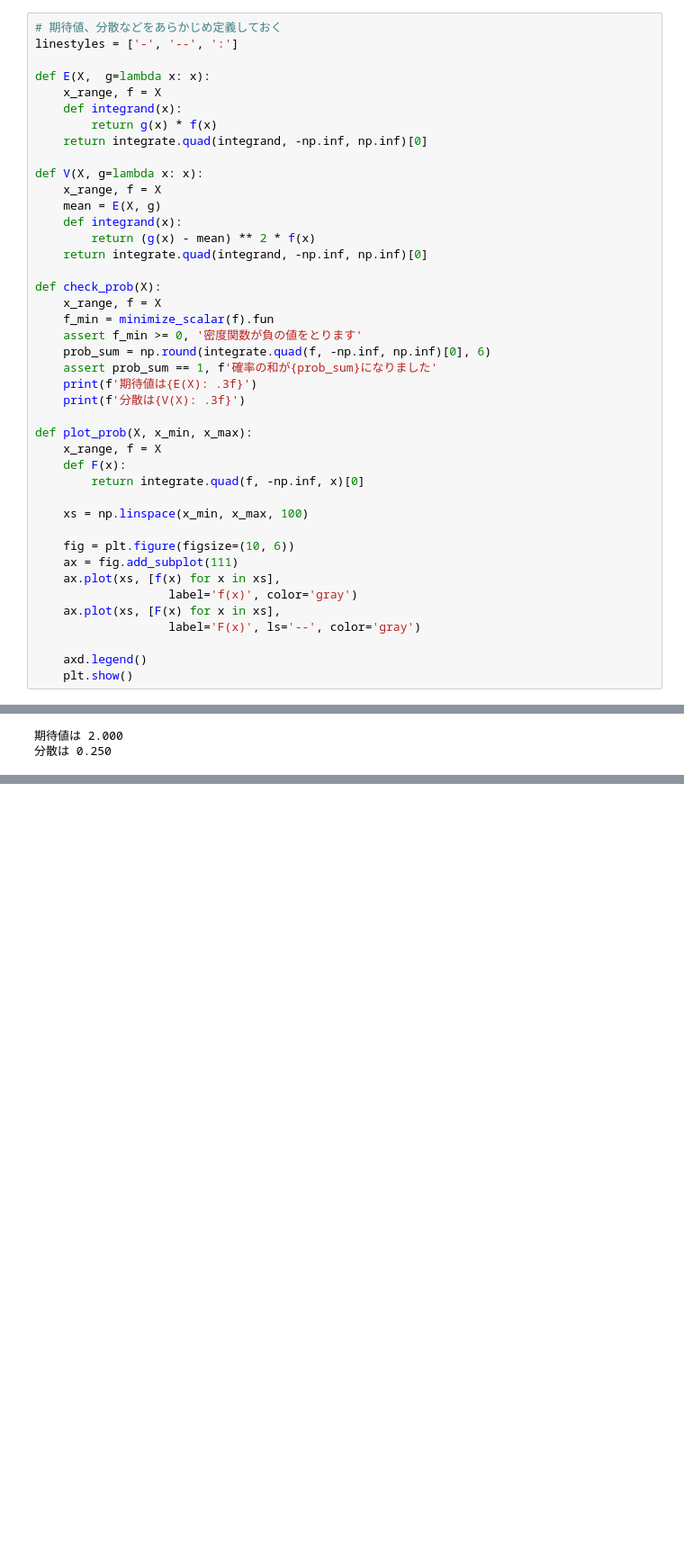
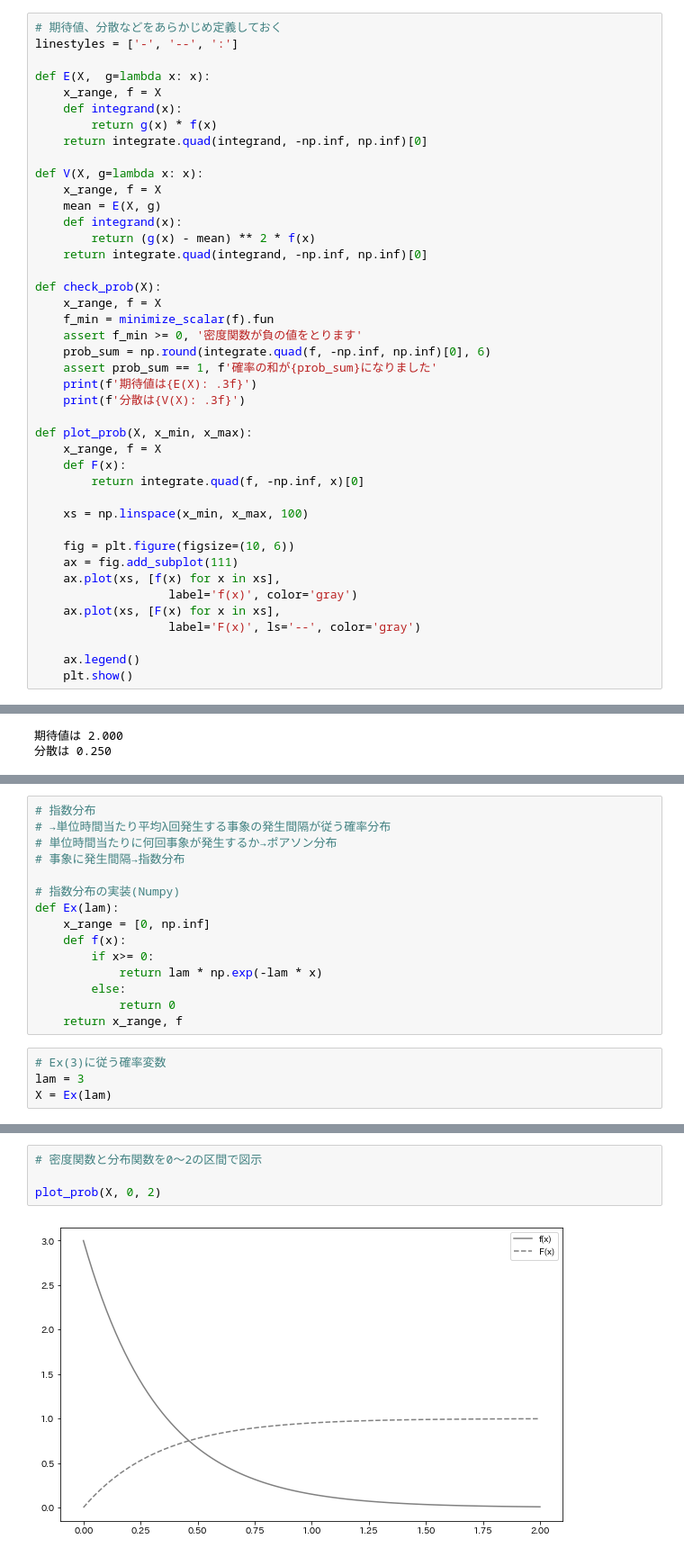
Before and after one commit to yuyahy/Statistical-Analysis-with-Python, a Jupyter notebook: Chap8_Typical_Static_Continuous.ipynb, the cells around one changed output, grey strips where cells are left out. Shown at 90% size. Drawn from its saved outputs; the diff is of its cells as text; blank space fills up the shorter version.

```diff
--- a/Chap8_Typical_Static_Continuous.ipynb
+++ b/Chap8_Typical_Static_Continuous.ipynb
@@ -48,7 +48,7 @@ def plot_prob(X, x_min, x_max):
     ax.plot(xs, [F(x) for x in xs],
                    label='F(x)', ls='--', color='gray')
 
-    axd.legend()
+    ax.legend()
     plt.show()
 # %%
 # 正規分布の実装(Numpy)
@@ -76,0 +129,19 @@ NameError: name 'axd' is not defined
+# %%
+# 指数分布
+# →単位時間当たり平均λ回発生する事象の発生間隔が従う確率分布
+# 単位時間当たりに何回事象が発生するか→ポアソン分布
+# 事象に発生間隔→指数分布
+
+# 指数分布の実装(Numpy)
+def Ex(lam):
+    x_range = [0, np.inf]
+    def f(x):
+        if x>= 0:
+            return lam * np.exp(-lam * x)
+        else:
+            return 0
+    return x_range, f
+# %%
+# Ex(3)に従う確率変数
+lam = 3
+X = Ex(lam)
@@ -76,0 +153,6 @@ NameError: name 'axd' is not defined
+# %%
+# 密度関数と分布関数を0〜2の区間で図示
+
+plot_prob(X, 0, 2)
+# %% [output]
+[figure, added]
```
Also changed, not shown: parts of 16 cells of this notebook.
